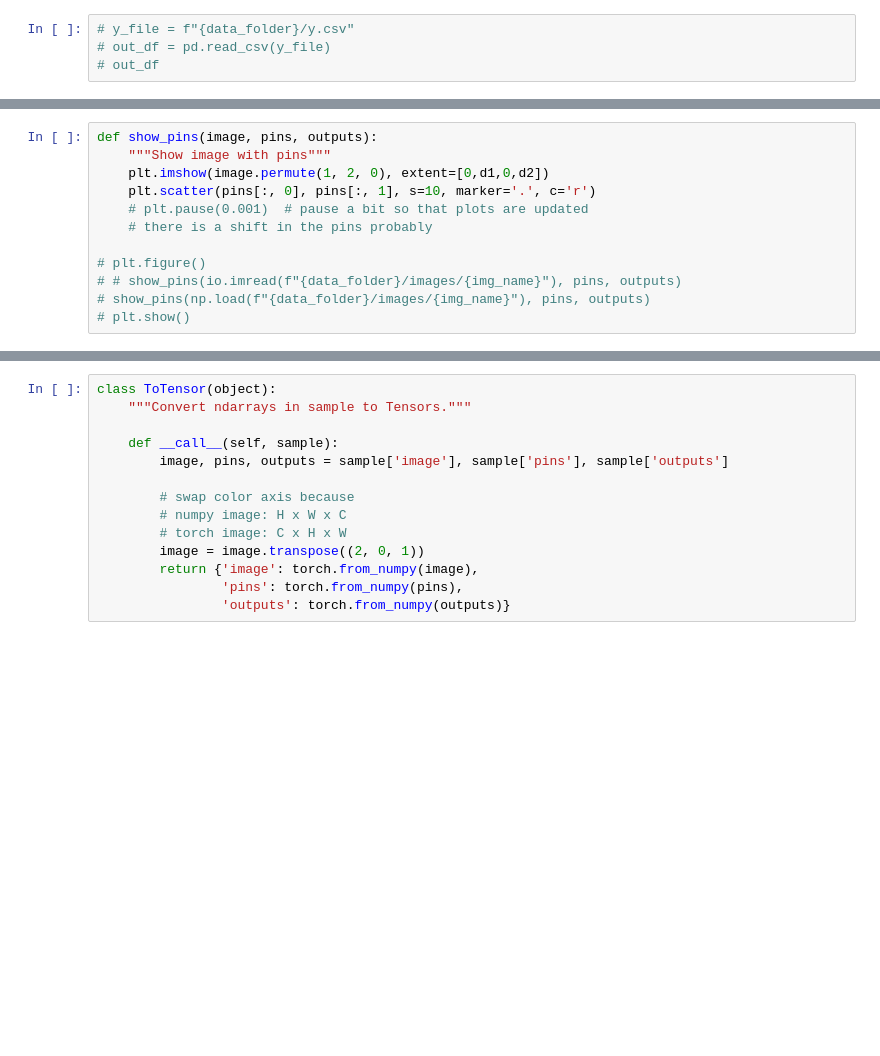
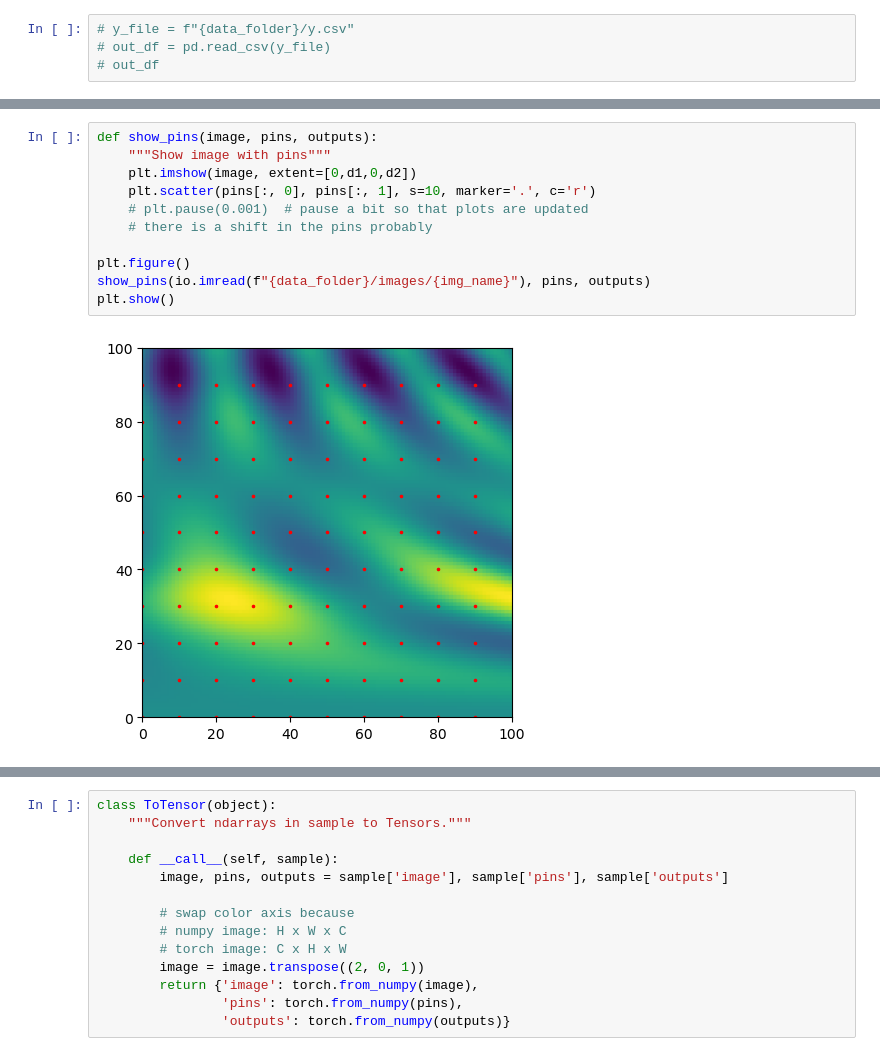
Before and after one commit to neu-spiral/Neural-Point-Processes, a Jupyter notebook: synth_data_reader.ipynb, the cells around one changed output, grey strips where cells are left out. Cells and saved outputs as stored; diff of their text form; blank space fills up the shorter version.

```diff
--- a/synth_data_reader.ipynb
+++ b/synth_data_reader.ipynb
@@ -64,12 +63,13 @@ io.imread(f"{data_folder}/images/{img_name}").shape
 # %%
 def show_pins(image, pins, outputs):
     """Show image with pins"""
-    plt.imshow(image.permute(1, 2, 0), extent=[0,d1,0,d2])
+    plt.imshow(image, extent=[0,d1,0,d2])
     plt.scatter(pins[:, 0], pins[:, 1], s=10, marker='.', c='r')
     # plt.pause(0.001)  # pause a bit so that plots are updated
     # there is a shift in the pins probably
 
-# plt.figure()
-# # show_pins(io.imread(f"{data_folder}/images/{img_name}"), pins, outputs)
-# show_pins(np.load(f"{data_folder}/images/{img_name}"), pins, outputs)
-# plt.show()
+plt.figure()
+show_pins(io.imread(f"{data_folder}/images/{img_name}"), pins, outputs)
+plt.show()
+# %% [output]
+[figure, added]
```
Also changed, not shown: parts of 9 cells of this notebook, 1 other file.
